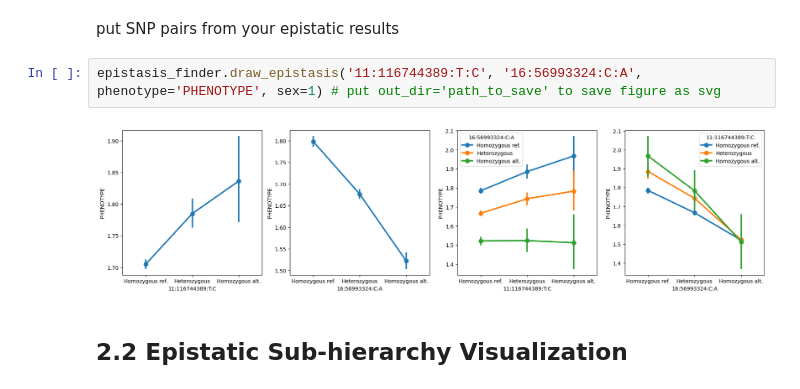
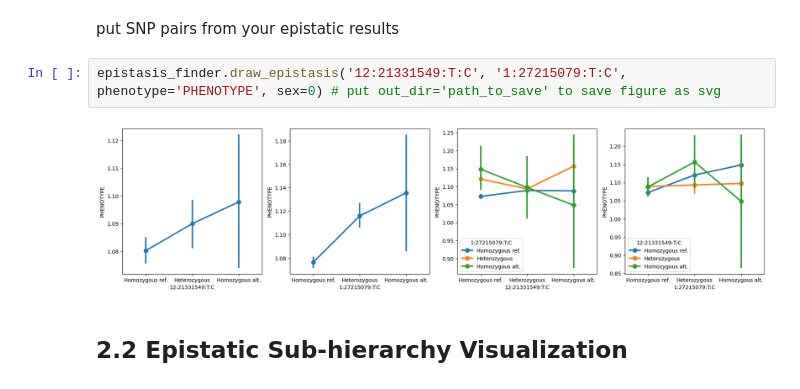
Before and after one commit to idekerlab/G2PT, a Jupyter notebook: Epistasis_pipeline.ipynb, the cells around one changed output. Saved outputs shown, nothing was run; the diff lists cells and outputs as text.

```diff
--- a/Epistasis_pipeline.ipynb
+++ b/Epistasis_pipeline.ipynb
@@ -71,9 +72,9 @@ for snp_1, snp_2, p_val, p_val_adjusted in epistasis_results:
 # %% [markdown]
 put SNP pairs from your epistatic results
 # %%
-epistasis_finder.draw_epistasis('11:116744389:T:C', '16:56993324:C:A', phenotype='PHENOTYPE', sex=1) # put out_dir='path_to_save' to save figure as svg
+epistasis_finder.draw_epistasis('12:21331549:T:C', '1:27215079:T:C', phenotype='PHENOTYPE', sex=0) # put out_dir='path_to_save' to save figure as svg
 # %% [output]
-[figure, old version]
+[figure, new version]
 # %% [markdown]
 ## 2.2 Epistatic Sub-hierarchy Visualization
 # %% [markdown]
```
Also changed, not shown: parts of 5 cells of this notebook, 9 other files.
